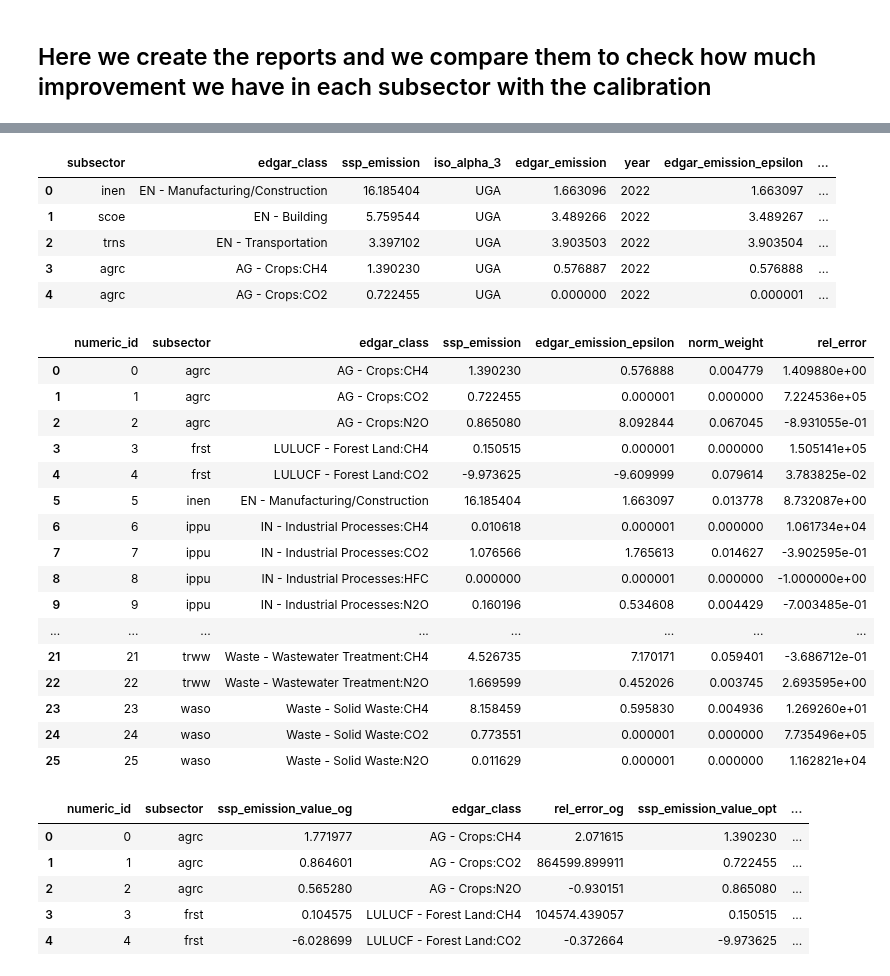
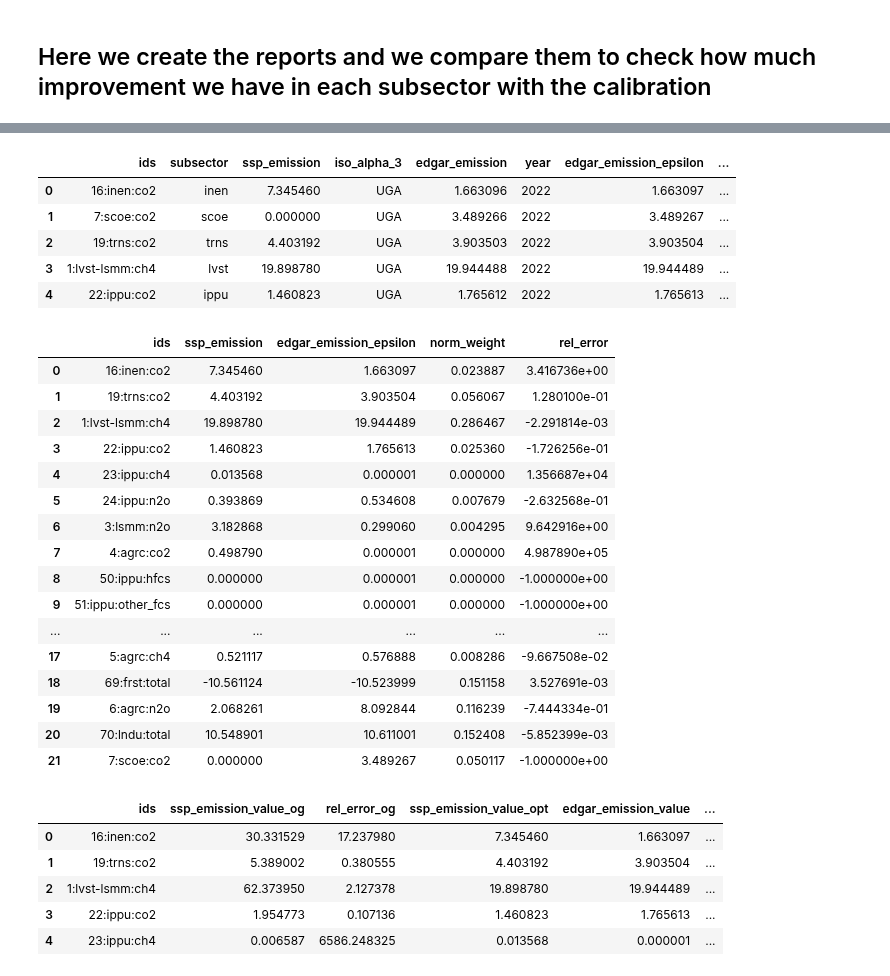
Before and after one commit to sisepuede-framework/ssp_data_calibration, a Jupyter notebook: src/opt_evaluation.ipynb, the cells around one changed output, grey strips where cells are left out. Saved outputs shown, nothing was run; the diff lists cells and outputs as text; code cells hidden in the pictures.

```diff
--- a/src/opt_evaluation.ipynb
+++ b/src/opt_evaluation.ipynb
@@ -27,11 +27,11 @@ SECTORAL_REPORTS_DIR_PATH = os.path.join(MISC_DIR_PATH, 'sectoral_reports')
 iso_alpha_3 = 'UGA'
 region = 'uganda'
 energy_model_flag = False
-run_id = '20250605161834'
-use_edgar_db_flag = False
+run_id = '20250723221813'
+emission_targets_file = "emission_targets_uganda.csv"
 ssp_edgar_cw_file_name = 'sisepuede_edgar_active_crosswalk.csv'
 RUN_DIR_PATH = os.path.join(OUTPUT_DIR_PATH, region, run_id)
-INPUT_DATA_PATH = os.path.join(DATA_DIR_PATH, "input_ssp_uganda_250522.csv")
+INPUT_DATA_PATH = os.path.join(DATA_DIR_PATH, "new_uganda_inputs.csv")
 # %% [markdown]
 ## Here we create the reports and we compare them to check how much improvement we have in each subsector with the calibration
 # %%
@@ -143,42 +135,39 @@ opt_detailed_report_path = os.path.join(OUTPUT_DIR_PATH, region, run_id, f'best_
 opt_report = pd.read_csv(opt_detailed_report_path)
 opt_report.head()
 # %% [output]
-|  | subsector | edgar_class | ssp_emission | iso_alpha_3 | edgar_emission | year | edgar_emission_epsilon | ... |
-| 0 | inen | EN - Manufacturing/Construction | 16.185404 | UGA | 1.663096 | 2022 | 1.663097 | ... |
-| 1 | scoe | EN - Building | 5.759544 | UGA | 3.489266 | 2022 | 3.489267 | ... |
-| 2 | trns | EN - Transportation | 3.397102 | UGA | 3.903503 | 2022 | 3.903504 | ... |
-| 3 | agrc | AG - Crops:CH4 | 1.390230 | UGA | 0.576887 | 2022 | 0.576888 | ... |
-| 4 | agrc | AG - Crops:CO2 | 0.722455 | UGA | 0.000000 | 2022 | 0.000001 | ... |
+|  | ids | subsector | ssp_emission | iso_alpha_3 | edgar_emission | year | edgar_emission_epsilon | ... |
+| 0 | 16:inen:co2 | inen | 7.345460 | UGA | 1.663096 | 2022 | 1.663097 | ... |
+| 1 | 7:scoe:co2 | scoe | 0.000000 | UGA | 3.489266 | 2022 | 3.489267 | ... |
+| 2 | 19:trns:co2 | trns | 4.403192 | UGA | 3.903503 | 2022 | 3.903504 | ... |
+| 3 | 1:lvst-lsmm:ch4 | lvst | 19.898780 | UGA | 19.944488 | 2022 | 19.944489 | ... |
+| 4 | 22:ippu:co2 | ippu | 1.460823 | UGA | 1.765612 | 2022 | 1.765613 | ... |
 # %%
 # Sort the report by subsector and edgar_class so we don't mess up with the numeric_id
-opt_report = opt_report.sort_values(by=['subsector', 'edgar_class']).reset_index(drop=True)
-
-# Create numeric_id column so we can merge with the og report
-opt_report['numeric_id'] = opt_report.index
+opt_report = opt_report.sort_values(by=['ids']).reset_index(drop=True)
 
 # Filter out the columns we need
-opt_report = opt_report[['numeric_id', 'subsector', 'edgar_class', 'ssp_emission', 'edgar_emission_epsilon', 'norm_weight', 'rel_error']]
+opt_report = opt_report[['ids', 'ssp_emission', 'edgar_emission_epsilon', 'norm_weight', 'rel_error']]
 opt_report
 # %% [output]
-|  | numeric_id | subsector | edgar_class | ssp_emission | edgar_emission_epsilon | norm_weight | rel_error |
-| 0 | 0 | agrc | AG - Crops:CH4 | 1.390230 | 0.576888 | 0.004779 | 1.409880e+00 |
-| 1 | 1 | agrc | AG - Crops:CO2 | 0.722455 | 0.000001 | 0.000000 | 7.224536e+05 |
-| 2 | 2 | agrc | AG - Crops:N2O | 0.865080 | 8.092844 | 0.067045 | -8.931055e-01 |
-| 3 | 3 | frst | LULUCF - Forest Land:CH4 | 0.150515 | 0.000001 | 0.000000 | 1.505141e+05 |
-| 4 | 4 | frst | LULUCF - Forest Land:CO2 | -9.973625 | -9.609999 | 0.079614 | 3.783825e-02 |
-| 5 | 5 | inen | EN - Manufacturing/Construction | 16.185404 | 1.663097 | 0.013778 | 8.732087e+00 |
-| 6 | 6 | ippu | IN - Industrial Processes:CH4 | 0.010618 | 0.000001 | 0.000000 | 1.061734e+04 |
-| 7 | 7 | ippu | IN - Industrial Processes:CO2 | 1.076566 | 1.765613 | 0.014627 | -3.902595e-01 |
-| 8 | 8 | ippu | IN - Industrial Processes:HFC | 0.000000 | 0.000001 | 0.000000 | -1.000000e+00 |
-| 9 | 9 | ippu | IN - Industrial Processes:N2O | 0.160196 | 0.534608 | 0.004429 | -7.003485e-01 |
-| ... | ... | ... | ... | ... | ... | ... | ... |
-| 21 | 21 | trww | Waste - Wastewater Treatment:CH4 | 4.526735 | 7.170171 | 0.059401 | -3.686712e-01 |
-| 22 | 22 | trww | Waste - Wastewater Treatment:N2O | 1.669599 | 0.452026 | 0.003745 | 2.693595e+00 |
-| 23 | 23 | waso | Waste - Solid Waste:CH4 | 8.158459 | 0.595830 | 0.004936 | 1.269260e+01 |
-| 24 | 24 | waso | Waste - Solid Waste:CO2 | 0.773551 | 0.000001 | 0.000000 | 7.735496e+05 |
-| 25 | 25 | waso | Waste - Solid Waste:N2O | 0.011629 | 0.000001 | 0.000000 | 1.162821e+04 |
+|  | ids | ssp_emission | edgar_emission_epsilon | norm_weight | rel_error |
+| 0 | 16:inen:co2 | 7.345460 | 1.663097 | 0.023887 | 3.416736e+00 |
+| 1 | 19:trns:co2 | 4.403192 | 3.903504 | 0.056067 | 1.280100e-01 |
+| 2 | 1:lvst-lsmm:ch4 | 19.898780 | 19.944489 | 0.286467 | -2.291814e-03 |
+| 3 | 22:ippu:co2 | 1.460823 | 1.765613 | 0.025360 | -1.726256e-01 |
+| 4 | 23:ippu:ch4 | 0.013568 | 0.000001 | 0.000000 | 1.356687e+04 |
+| 5 | 24:ippu:n2o | 0.393869 | 0.534608 | 0.007679 | -2.632568e-01 |
+| 6 | 3:lsmm:n2o | 3.182868 | 0.299060 | 0.004295 | 9.642916e+00 |
+| 7 | 4:agrc:co2 | 0.498790 | 0.000001 | 0.000000 | 4.987890e+05 |
+| 8 | 50:ippu:hfcs | 0.000000 | 0.000001 | 0.000000 | -1.000000e+00 |
+| 9 | 51:ippu:other_fcs | 0.000000 | 0.000001 | 0.000000 | -1.000000e+00 |
+| ... | ... | ... | ... | ... | ... |
+| 17 | 5:agrc:ch4 | 0.521117 | 0.576888 | 0.008286 | -9.667508e-02 |
+| 18 | 69:frst:total | -10.561124 | -10.523999 | 0.151158 | 3.527691e-03 |
+| 19 | 6:agrc:n2o | 2.068261 | 8.092844 | 0.116239 | -7.444334e-01 |
+| 20 | 70:lndu:total | 10.548901 | 10.611001 | 0.152408 | -5.852399e-03 |
+| 21 | 7:scoe:co2 | 0.000000 | 3.489267 | 0.050117 | -1.000000e+00 |
 # %%
-merged_df = pd.merge(og_report, opt_report, how='inner', on=['numeric_id', 'subsector', 'edgar_class'])
+merged_df = pd.merge(og_report, opt_report, how='outer', on=['ids'])
 new_col_names = {
     'rel_error_x': 'rel_error_og',
     'rel_error_y': 'rel_error_opt',
@@ -196,9 +185,9 @@ merged_df['weighted_rel_error_og'] = merged_df['rel_error_og'] * merged_df['emis
 
 merged_df.head()
 # %% [output]
-|  | numeric_id | subsector | ssp_emission_value_og | edgar_class | rel_error_og | ssp_emission_value_opt | ... |
-| 0 | 0 | agrc | 1.771977 | AG - Crops:CH4 | 2.071615 | 1.390230 | ... |
-| 1 | 1 | agrc | 0.864601 | AG - Crops:CO2 | 864599.899911 | 0.722455 | ... |
-| 2 | 2 | agrc | 0.565280 | AG - Crops:N2O | -0.930151 | 0.865080 | ... |
-| 3 | 3 | frst | 0.104575 | LULUCF - Forest Land:CH4 | 104574.439057 | 0.150515 | ... |
-| 4 | 4 | frst | -6.028699 | LULUCF - Forest Land:CO2 | -0.372664 | -9.973625 | ... |
+|  | ids | ssp_emission_value_og | rel_error_og | ssp_emission_value_opt | edgar_emission_value | ... |
+| 0 | 16:inen:co2 | 30.331529 | 17.237980 | 7.345460 | 1.663097 | ... |
+| 1 | 19:trns:co2 | 5.389002 | 0.380555 | 4.403192 | 3.903504 | ... |
+| 2 | 1:lvst-lsmm:ch4 | 62.373950 | 2.127378 | 19.898780 | 19.944489 | ... |
+| 3 | 22:ippu:co2 | 1.954773 | 0.107136 | 1.460823 | 1.765613 | ... |
+| 4 | 23:ippu:ch4 | 0.006587 | 6586.248325 | 0.013568 | 0.000001 | ... |
```
Also changed, not shown: parts of 12 cells of this notebook.
